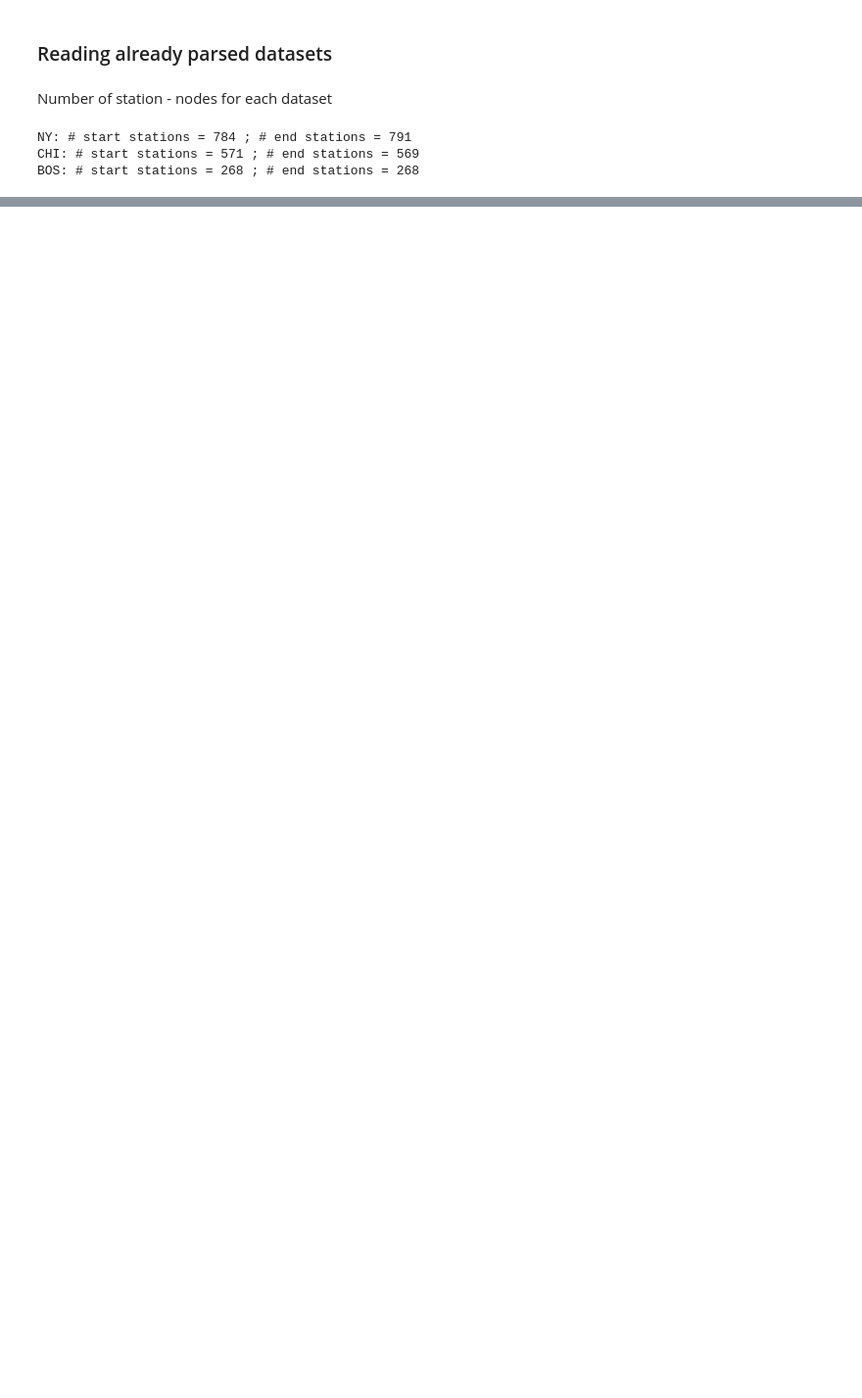
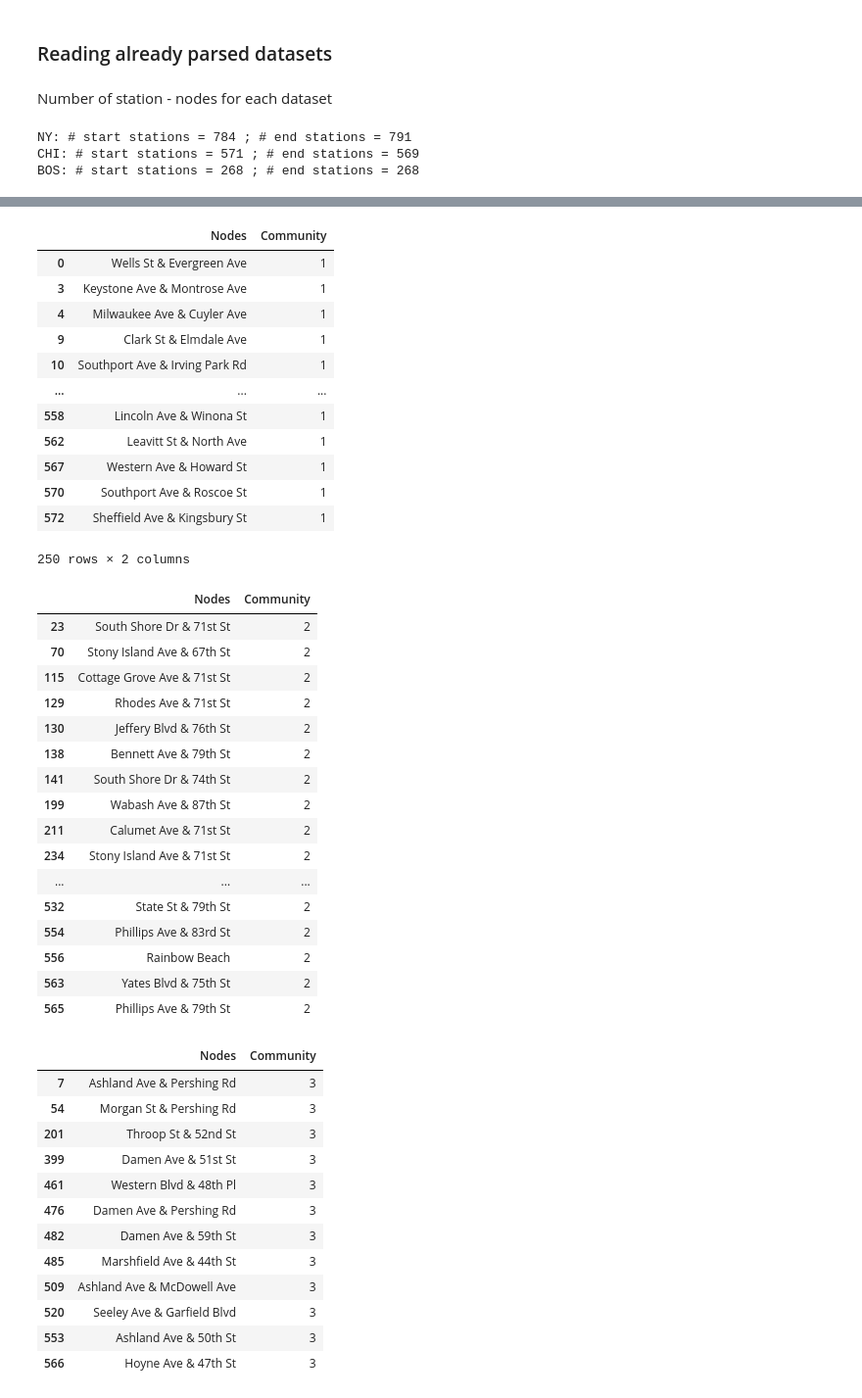
Before and after one commit to tommilotta/Bike-sharing-Analysis, a Jupyter notebook: Network_Analysis.ipynb, the cells around one changed output, grey strips where cells are left out. Shown at 98% size. Saved outputs shown, nothing was run; the diff lists cells and outputs as text; code cells hidden in the pictures; blank space fills up the shorter version.

```diff
--- a/Network_Analysis.ipynb
+++ b/Network_Analysis.ipynb
@@ -101,0 +171,2 @@ BOS_graph, BOS_nodes = nodes_degrees(BOS_graph)
+# %%
+CHI_graph, CHI_nodes = pagerank(CHI_graph, CHI_nodes)
@@ -101,0 +221,2 @@ BOS_graph, BOS_nodes = nodes_degrees(BOS_graph)
+# %%
+CHI_graph, CHI_nodes = betweenness(CHI_graph, CHI_nodes)
@@ -101,0 +300,3 @@ BOS_graph, BOS_nodes = nodes_degrees(BOS_graph)
+# %%
+CHI_graph, CHI_nodes = communities(CHI_graph, CHI_nodes)
+# %% [output]
@@ -101,0 +316,43 @@ BOS_graph, BOS_nodes = nodes_degrees(BOS_graph)
+|  | Nodes | Community |
+| 0 | Wells St & Evergreen Ave | 1 |
+| 3 | Keystone Ave & Montrose Ave | 1 |
+| 4 | Milwaukee Ave & Cuyler Ave | 1 |
+| 9 | Clark St & Elmdale Ave | 1 |
+| 10 | Southport Ave & Irving Park Rd | 1 |
+| ... | ... | ... |
+| 558 | Lincoln Ave & Winona St | 1 |
+| 562 | Leavitt St & North Ave | 1 |
+| 567 | Western Ave & Howard St | 1 |
+| 570 | Southport Ave & Roscoe St | 1 |
+| 572 | Sheffield Ave & Kingsbury St | 1 |
+250 rows × 2 columns
+|  | Nodes | Community |
+| 23 | South Shore Dr & 71st St | 2 |
+| 70 | Stony Island Ave & 67th St | 2 |
+| 115 | Cottage Grove Ave & 71st St | 2 |
+| 129 | Rhodes Ave & 71st St | 2 |
+| 130 | Jeffery Blvd & 76th St | 2 |
+| 138 | Bennett Ave & 79th St | 2 |
+| 141 | South Shore Dr & 74th St | 2 |
+| 199 | Wabash Ave & 87th St | 2 |
+| 211 | Calumet Ave & 71st St | 2 |
+| 234 | Stony Island Ave & 71st St | 2 |
+| ... | ... | ... |
+| 532 | State St & 79th St | 2 |
+| 554 | Phillips Ave & 83rd St | 2 |
+| 556 | Rainbow Beach | 2 |
+| 563 | Yates Blvd & 75th St | 2 |
+| 565 | Phillips Ave & 79th St | 2 |
+|  | Nodes | Community |
+| 7 | Ashland Ave & Pershing Rd | 3 |
+| 54 | Morgan St & Pershing Rd | 3 |
+| 201 | Throop St & 52nd St | 3 |
+| 399 | Damen Ave & 51st St | 3 |
+| 461 | Western Blvd & 48th Pl | 3 |
+| 476 | Damen Ave & Pershing Rd | 3 |
+| 482 | Damen Ave & 59th St | 3 |
+| 485 | Marshfield Ave & 44th St | 3 |
+| 509 | Ashland Ave & McDowell Ave | 3 |
+| 520 | Seeley Ave & Garfield Blvd | 3 |
+| 553 | Ashland Ave & 50th St | 3 |
+| 566 | Hoyne Ave & 47th St | 3 |
```
Also changed, not shown: parts of 30 cells of this notebook.
